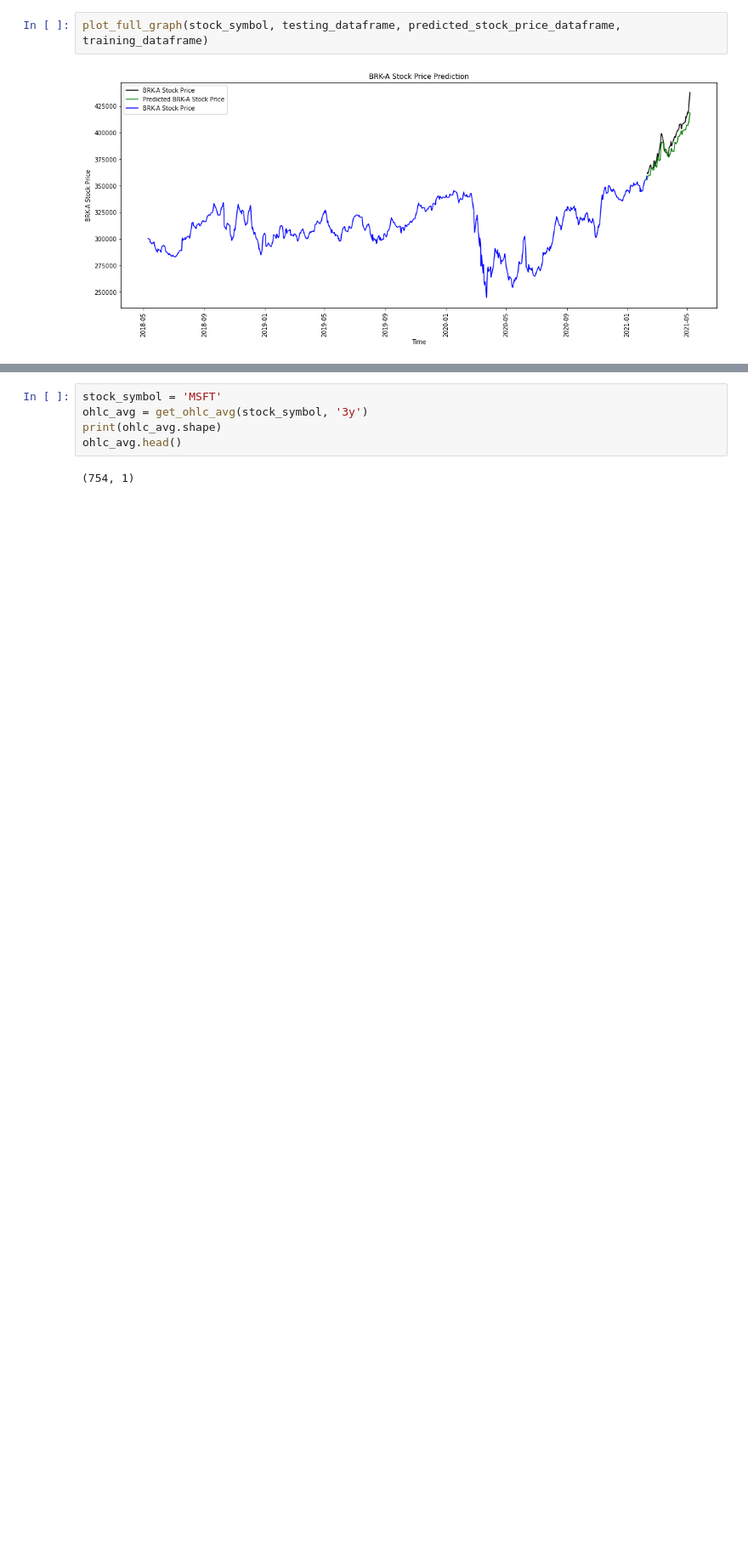
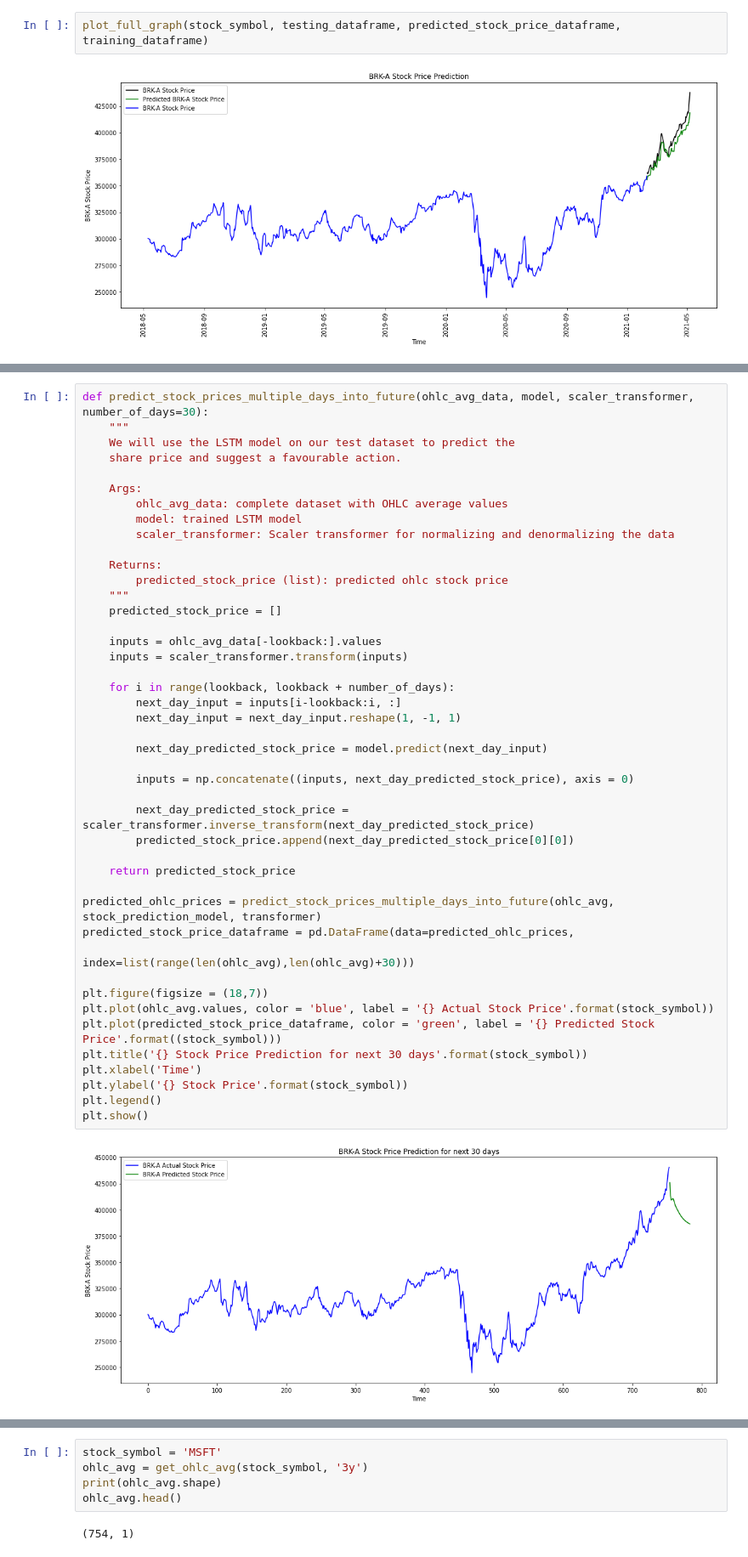
Before and after one commit to komaljoshi-sjsu/stock-prediction, a Jupyter notebook: lstm/lstm.ipynb, the cells around one changed output, grey strips where cells are left out. Shown at 85% size. Cells and saved outputs as stored; diff of their text form; blank space fills up the shorter version.

Commit message:
Added future prediction in ipynb

```diff
--- a/lstm/lstm.ipynb
+++ b/lstm/lstm.ipynb
@@ -277,0 +286,46 @@ plot_full_graph(stock_symbol, testing_dataframe, predicted_stock_price_dataframe
+# %%
+def predict_stock_prices_multiple_days_into_future(ohlc_avg_data, model, scaler_transformer, number_of_days=30):
+    """
+    We will use the LSTM model on our test dataset to predict the
+    share price and suggest a favourable action.
+
+    Args:
+        ohlc_avg_data: complete dataset with OHLC average values
+        model: trained LSTM model
+        scaler_transformer: Scaler transformer for normalizing and denormalizing the data
+
+    Returns:
+        predicted_stock_price (list): predicted ohlc stock price
+    """
+    predicted_stock_price = []
+
+    inputs = ohlc_avg_data[-lookback:].values
+    inputs = scaler_transformer.transform(inputs)
+
+    for i in range(lookback, lookback + number_of_days):
+        next_day_input = inputs[i-lookback:i, :]
+        next_day_input = next_day_input.reshape(1, -1, 1)
+
+        next_day_predicted_stock_price = model.predict(next_day_input)
+
+        inputs = np.concatenate((inputs, next_day_predicted_stock_price), axis = 0)
+
+        next_day_predicted_stock_price = scaler_transformer.inverse_transform(next_day_predicted_stock_price)
+        predicted_stock_price.append(next_day_predicted_stock_price[0][0])
+
+    return predicted_stock_price
+
+predicted_ohlc_prices = predict_stock_prices_multiple_days_into_future(ohlc_avg, stock_prediction_model, transformer)
+predicted_stock_price_dataframe = pd.DataFrame(data=predicted_ohlc_prices,
+                                               index=list(range(len(ohlc_avg),len(ohlc_avg)+30)))
+
+plt.figure(figsize = (18,7))
+plt.plot(ohlc_avg.values, color = 'blue', label = '{} Actual Stock Price'.format(stock_symbol))
+plt.plot(predicted_stock_price_dataframe, color = 'green', label = '{} Predicted Stock Price'.format((stock_symbol)))
+plt.title('{} Stock Price Prediction for next 30 days'.format(stock_symbol))
+plt.xlabel('Time')
+plt.ylabel('{} Stock Price'.format(stock_symbol))
+plt.legend()
+plt.show()
+# %% [output]
+[figure, added]
```
Also changed, not shown: parts of 9 cells of this notebook, 1 other file.
